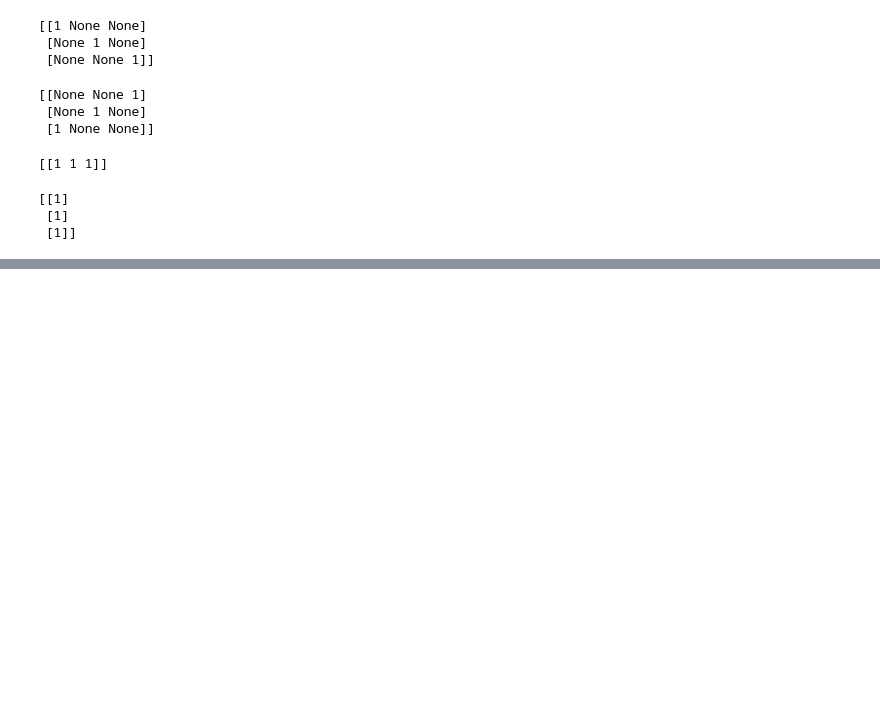
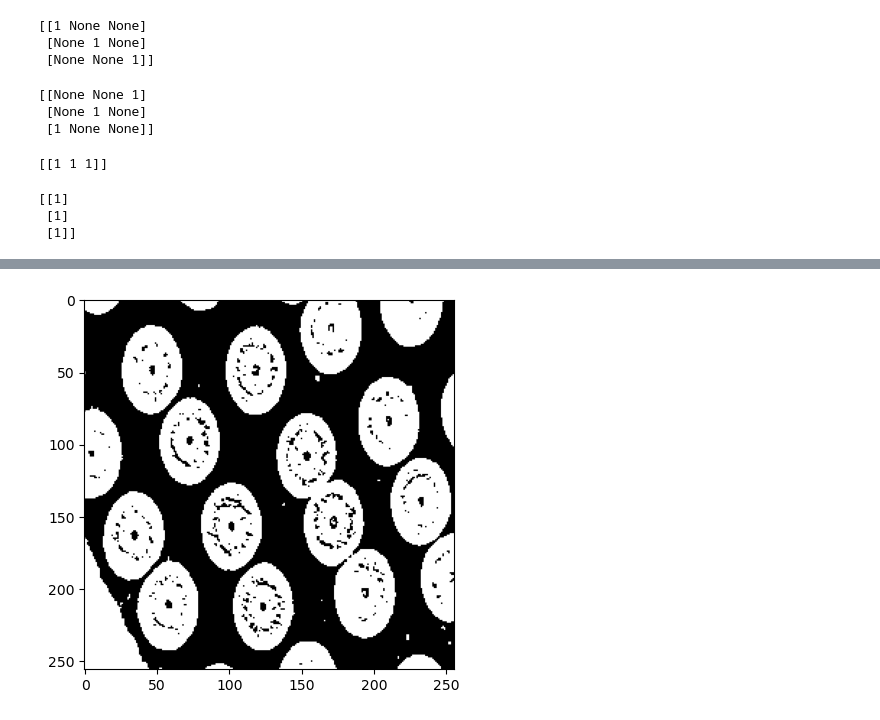
Before and after one commit to ImagenesYVision/Taller6, a Jupyter notebook: Taller6.ipynb, the cells around one changed output, grey strips where cells are left out. Drawn from its saved outputs; the diff is of its cells as text; code cells hidden in the pictures; blank space fills up the shorter version.

```diff
--- a/Taller6.ipynb
+++ b/Taller6.ipynb
@@ -248,0 +265,6 @@ plt.show()
+# %%
+neg = cv2.bitwise_not(thres_image)
+plt.imshow(neg, cmap="gray")
+plt.show()
+# %% [output]
+[figure, added]
```
Also changed, not shown: parts of 17 cells of this notebook.
